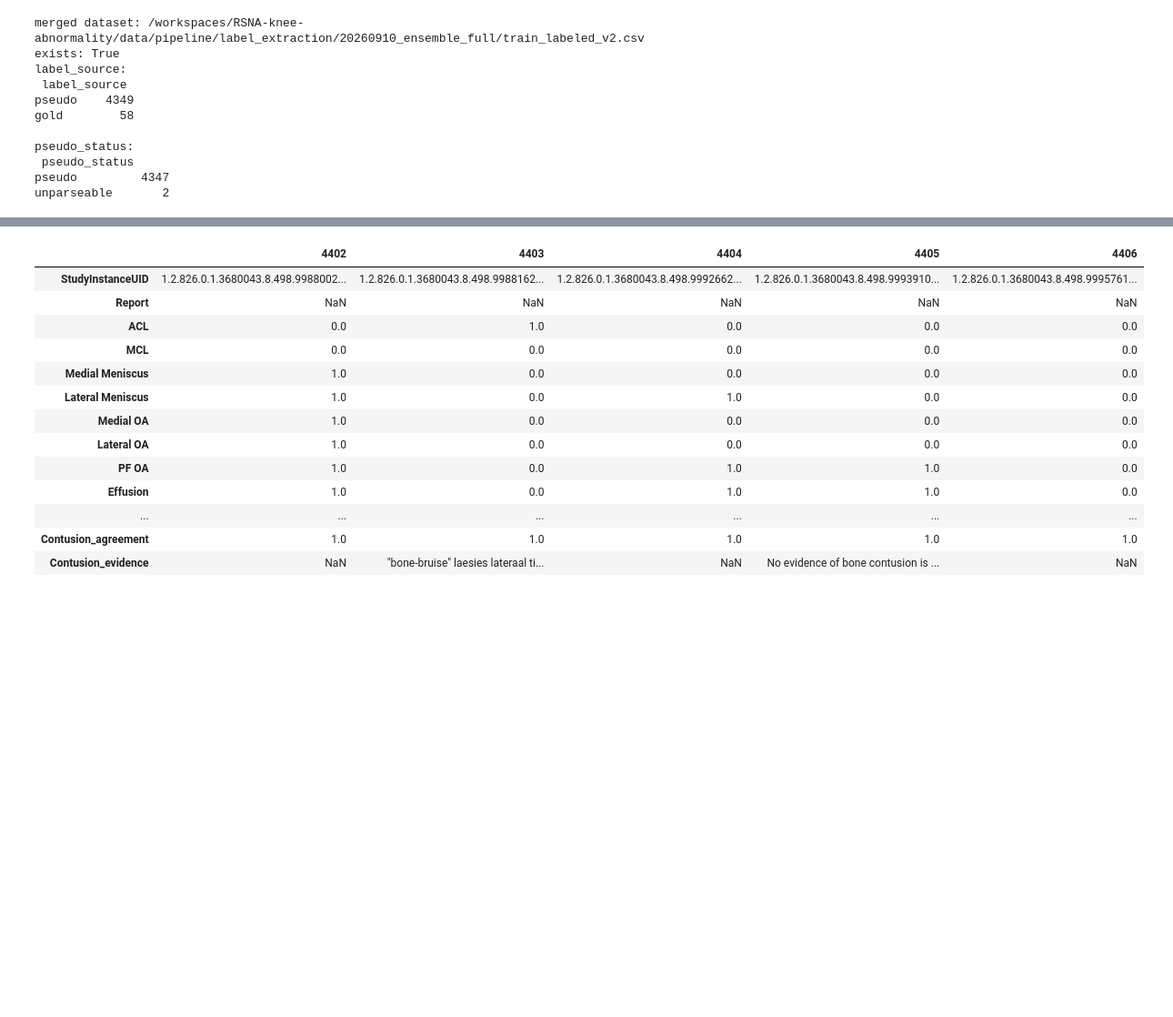
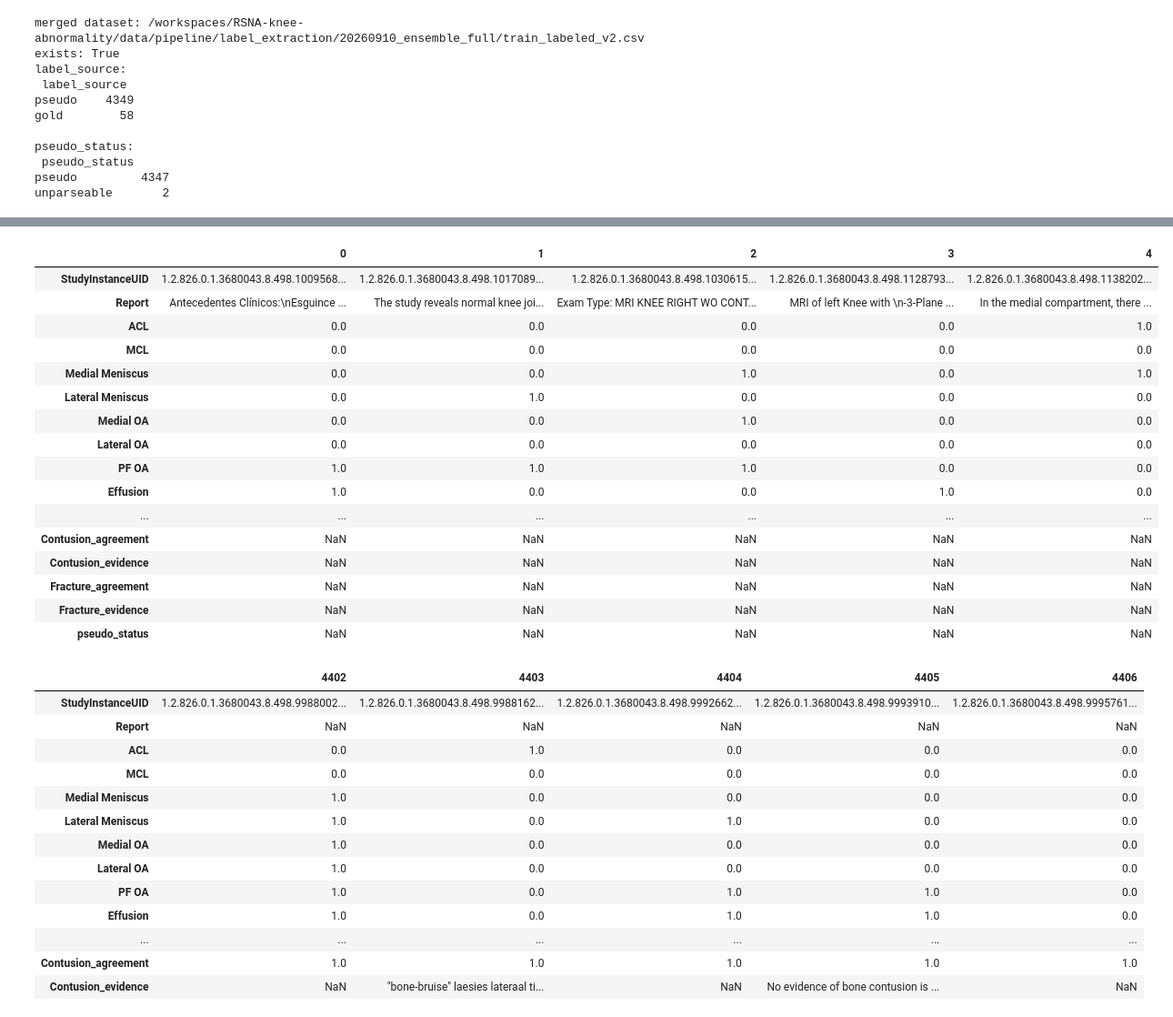
Before and after one commit to gperdrizet/RSNA-knee-abnormality, a Jupyter notebook: notebooks/02-label_extraction.ipynb, the cells around one changed output, grey strips where cells are left out. Shown at 91% size. Saved outputs shown, nothing was run; the diff lists cells and outputs as text; code cells hidden in the pictures; blank space fills up the shorter version.

```diff
--- a/notebooks/02-label_extraction.ipynb
+++ b/notebooks/02-label_extraction.ipynb
@@ -840,3 +860,23 @@ unparseable       2
+# %%
+merged.head().T
+# %% [output]
+|  | 0 | 1 | 2 | 3 | 4 |
+| StudyInstanceUID | 1.2.826.0.1.3680043.8.498.1009568... | 1.2.826.0.1.3680043.8.498.1017089... | 1.2.826.0.1.3680043.8.498.1030615... | 1.2.826.0.1.3680043.8.498.1128793... | 1.2.826.0.1.3680043.8.498.1138202... |
+| Report | Antecedentes Clínicos:\nEsguince ... | The study reveals normal knee joi... | Exam Type: MRI KNEE RIGHT WO CONT... | MRI of left Knee with \n-3-Plane ... | In the medial compartment, there ... |
+| ACL | 0.0 | 0.0 | 0.0 | 0.0 | 1.0 |
+| MCL | 0.0 | 0.0 | 0.0 | 0.0 | 0.0 |
+| Medial Meniscus | 0.0 | 0.0 | 1.0 | 0.0 | 1.0 |
+| Lateral Meniscus | 0.0 | 1.0 | 0.0 | 0.0 | 0.0 |
+| Medial OA | 0.0 | 0.0 | 1.0 | 0.0 | 0.0 |
+| Lateral OA | 0.0 | 0.0 | 0.0 | 0.0 | 0.0 |
+| PF OA | 1.0 | 1.0 | 1.0 | 0.0 | 0.0 |
+| Effusion | 1.0 | 0.0 | 0.0 | 1.0 | 0.0 |
+| ... | ... | ... | ... | ... | ... |
+| Contusion_agreement | NaN | NaN | NaN | NaN | NaN |
+| Contusion_evidence | NaN | NaN | NaN | NaN | NaN |
+| Fracture_agreement | NaN | NaN | NaN | NaN | NaN |
+| Fracture_evidence | NaN | NaN | NaN | NaN | NaN |
+| pseudo_status | NaN | NaN | NaN | NaN | NaN |
 # %%
 merged.tail().T
 # %% [output]
```
Also changed, not shown: parts of 1 cell of this notebook, 1 other file.
